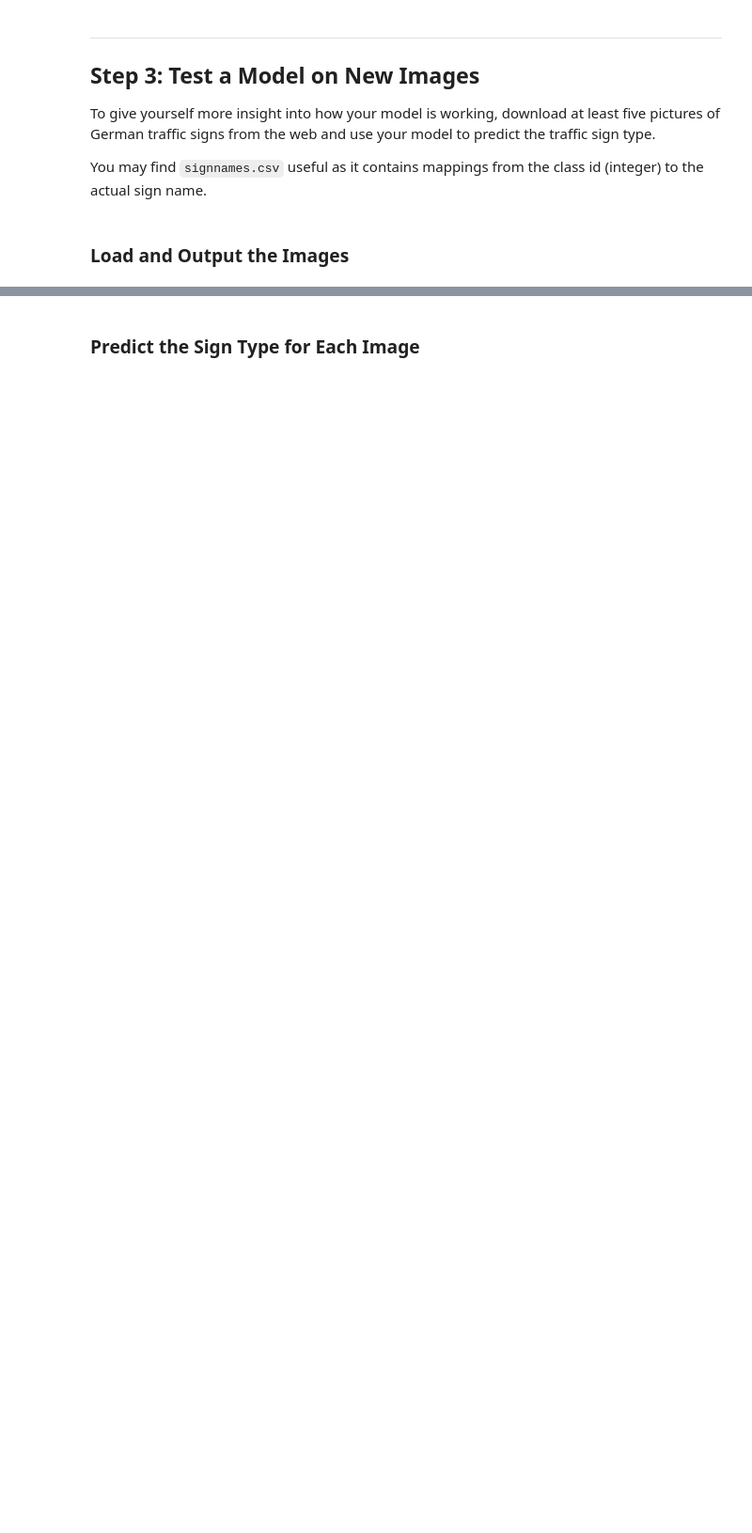
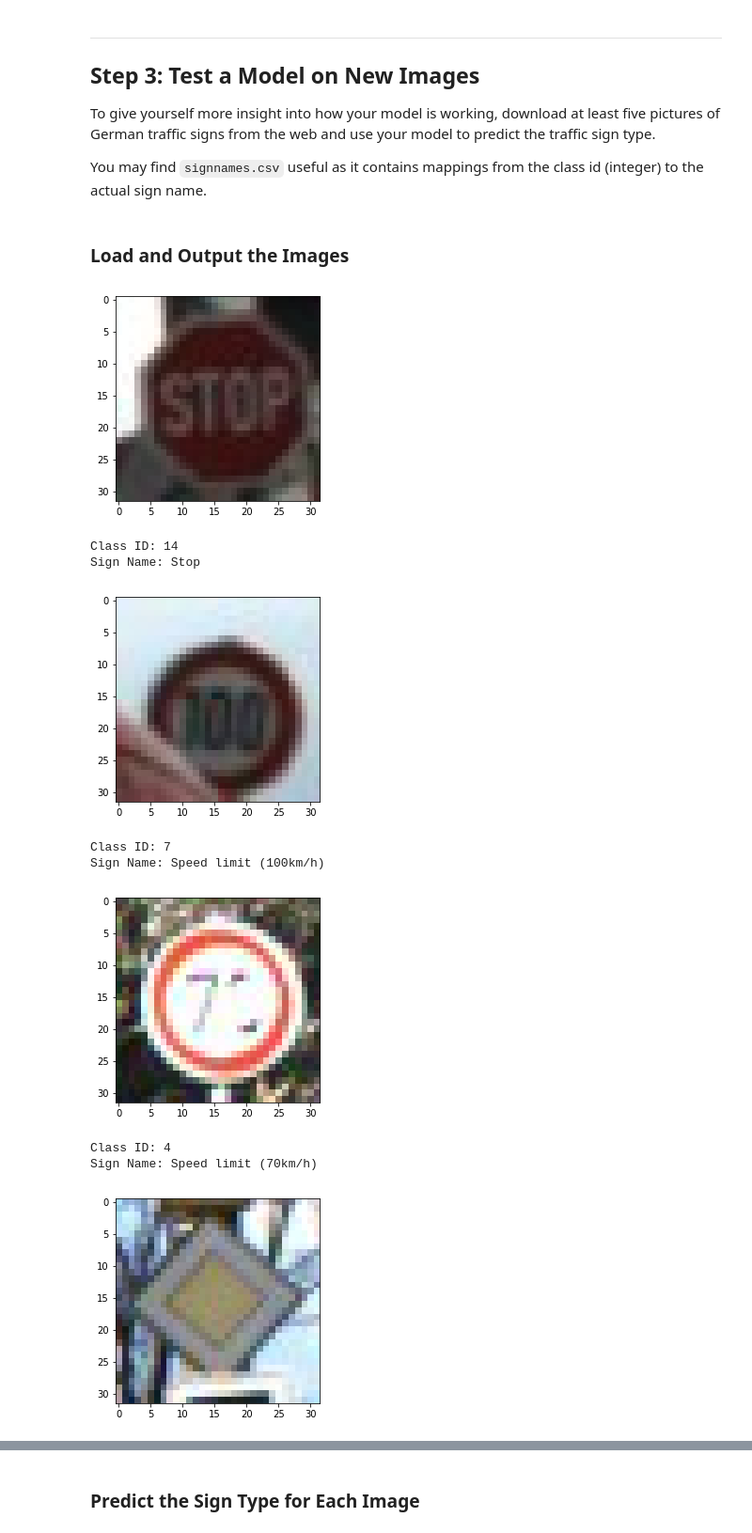
Before and after one commit to SS47816/CarND-Traffic-Sign-Classifier-Project, a Jupyter notebook: Traffic_Sign_Classifier.ipynb, the cells around one changed output, grey strips where cells are left out. Shown: that part at 94% size. Drawn from its saved outputs; the diff is of its cells as text; code cells hidden in the pictures; blank space fills up the shorter version.

```diff
--- a/Traffic_Sign_Classifier.ipynb
+++ b/Traffic_Sign_Classifier.ipynb
@@ -232,13 +232,13 @@ def preprocess(raw_img):
 ### Feel free to use as many code cells as needed.
 import tensorflow as tf
 
-EPOCHS = 300 #30
-BATCH_SIZE = 128 #128 #n_train
-train_keep_prob = 0.85 #0.8
+EPOCHS = 50 #30
+BATCH_SIZE = 32 #32
+train_keep_prob = 0.8 #0.8
 valid_keep_prob = 1.0
 keep_prob = tf.placeholder(tf.float32)
 # training
-learning_rate = 0.0001 #0.001
+learning_rate = 0.0003 #0.0003
 
 from tensorflow.contrib.layers import flatten
 
@@ -412,0 +406,40 @@ You may find `signnames.csv` useful as it contains mappings from the class id (i
+# %%
+### Load the images and plot them here.
+### Feel free to use as many code cells as needed.
+
+import glob
+import array
+
+images = glob.glob('new-images/*.jpg')
+
+n_new_test = len(images)
+
+X_new_test = np.empty((n_new_test, 32, 32, 3))
+y_new_test = np.array([14, 7, 4, 12, 26], dtype=np.uint8)
+
+for i in range(0, n_new_test):
+    img = plt.imread(images[i])
+    plt.imshow(img)
+    plt.show()
+    X_new_test[i] = img
+    X_new_test[i] = np.array(img)
+
+    class_id = y_new_test[i]
+    sign_name = csv_file["SignName"][class_id]
+    print("Class ID: " + str(class_id))
+    print("Sign Name: " + sign_name)
+
+
+# X_new_test = np.array(X_new_test) #, dtype=np.uint8)
+print(X_new_test[0])
+# %% [output]
+[figure, added]
+Class ID: 14
+Sign Name: Stop
+[figure, added]
+Class ID: 7
+Sign Name: Speed limit (100km/h)
+[figure, added]
+Class ID: 4
+Sign Name: Speed limit (70km/h)
+[figure, added]
```
Also changed, not shown: parts of 10 cells of this notebook, 11 other files.
